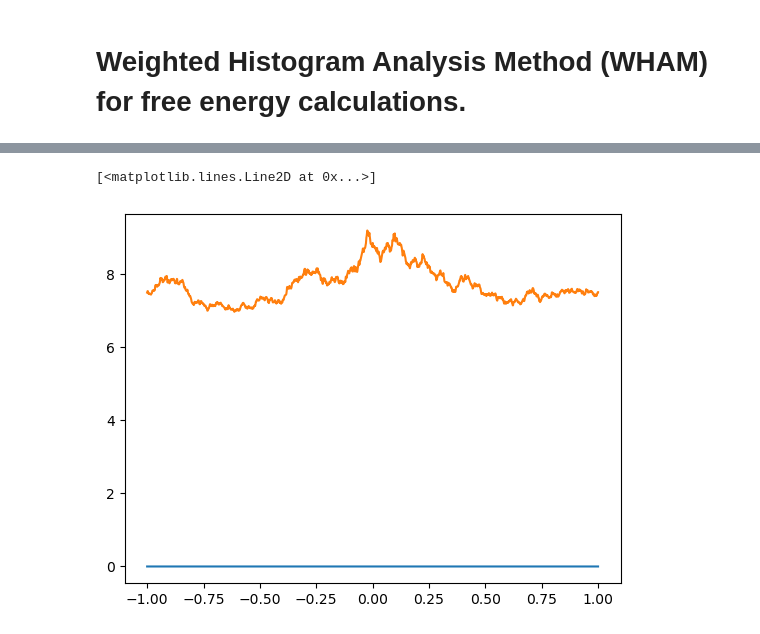
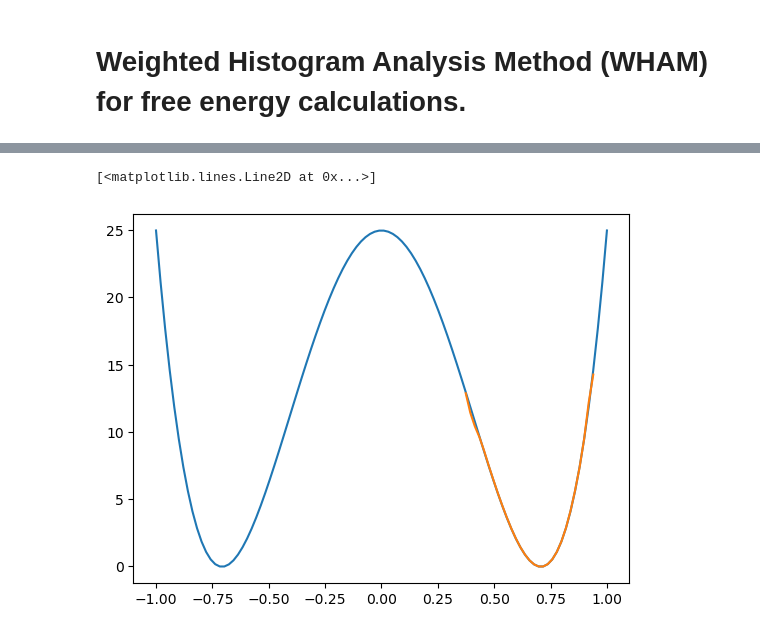
Before and after one commit to djbell01/phys_chem_fundamentals, a Jupyter notebook: WHAM.ipynb, the cells around one changed output, grey strips where cells are left out. Saved outputs shown, nothing was run; the diff lists cells and outputs as text; code cells hidden in the pictures.

Commit message:
Functioning random walk w/ underlying free energy. Adding umbrella sampling next.

```diff
--- a/WHAM.ipynb
+++ b/WHAM.ipynb
@@ -54,6 +78,8 @@ class Dynamics():
 # %%
-dyn = Dynamics(flat)
+dyn = Dynamics(barrier)
 dyn.dynamics(10000000)
 
+print(dyn.acceptance_prob)
 plt.plot(dyn.time,dyn.trajectory)
+plt.ylim(-1,1)
 # %% [output]
@@ -62,5 +89,5 @@ plt.plot(dyn.time,dyn.trajectory)
 # %%
-hist, _ = np.histogram(dyn.trajectory,bins=2000)
+hist, _ = np.histogram(dyn.trajectory,range=(-1,1),bins=100)
 
 prob_hist = hist/hist.sum()
 
@@ -73,7 +100,7 @@ plt.legend()
 # %%
 sampled_fes = -np.log(prob_hist)
-plt.plot(dyn.x_vals,dyn.underlying_fes)
-plt.plot(dyn.x_vals,sampled_fes)
+plt.plot(dyn.x_vals,dyn.underlying_fes-dyn.underlying_fes.min())
+plt.plot(dyn.x_vals,sampled_fes-sampled_fes.min())
 # %% [output]
 [<matplotlib.lines.Line2D at 0x...>]
-[figure, old version]
+[figure, new version]
```
Also changed, not shown: parts of 3 cells of this notebook.
